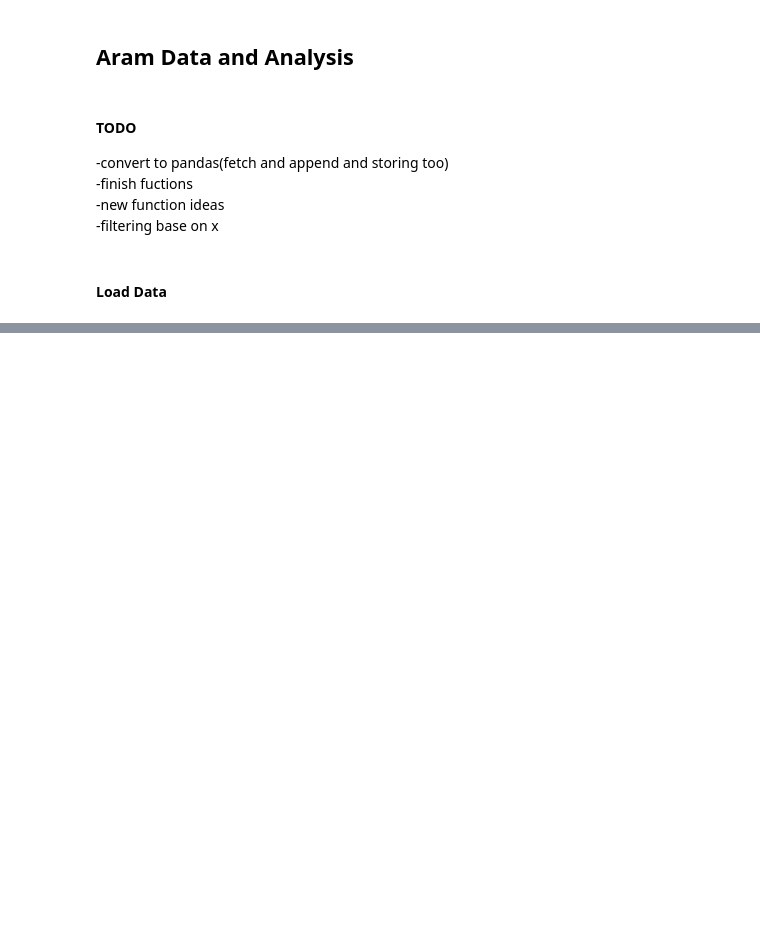
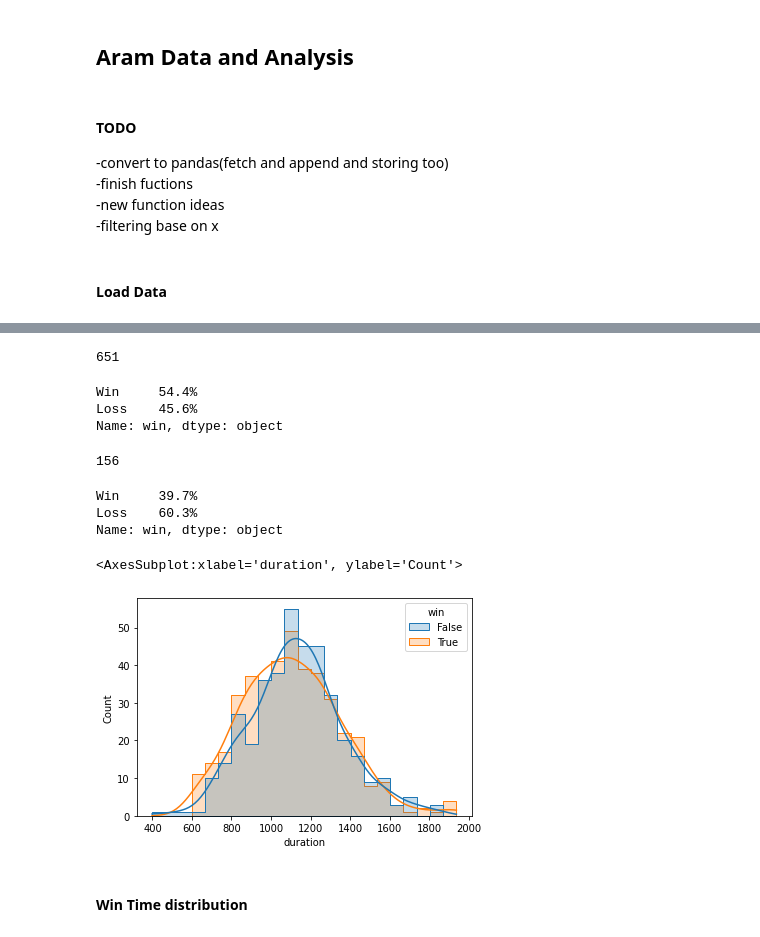
Before and after one commit to RALEx147/league, a Jupyter notebook: league.ipynb, the cells around one changed output, grey strips where cells are left out. Cells and saved outputs as stored; diff of their text form; code cells hidden in the pictures; blank space fills up the shorter version.

Commit message:
winrate function, time distribution, common teammates

```diff
--- a/league.ipynb
+++ b/league.ipynb
@@ -34,0 +42,9 @@ df.iloc[0].summoner
+# %%
+df.duration = df.duration.astype('timedelta64[s]')
+df.patch = pd.to_numeric(df.patch.apply(lambda x: x.name))
+df["side"] = df.where(df.side == 1).red.fillna(df.where(df.side == 0).blue)
+df["teammates"] = df.side.apply(lambda x: {i.name.lower() for i in x})
+df["teamcomp"] = df.side.apply(lambda x: {i.champ for i in x})
+df["win"] = df.summoner.apply(lambda x: x.stats.win)
+
+df.head(1)
@@ -34,0 +77,3 @@ df.iloc[0].summoner
+# %%
+df = df[df.patch.apply(round) == 11]
+len(df)
@@ -34,0 +130,23 @@ df.iloc[0].summoner
+# %%
+print(len(adc_games))
+wr(adc_games)
+# %% [output]
+651
+Win     54.4%
+Loss    45.6%
+Name: win, dtype: object
+# %%
+print(len(no_adc_games))
+wr(no_adc_games)
+# %% [output]
+156
+Win     39.7%
+Loss    60.3%
+Name: win, dtype: object
+# %%
+sns.histplot(df[["duration","win"]], x="duration", hue="win", element="step",kde=True)
+# %% [output]
+<AxesSubplot:xlabel='duration', ylabel='Count'>
+[figure, added]
+# %% [markdown]
+#### Win Time distribution
```
Also changed, not shown: parts of 21 cells of this notebook, 1 other file.
